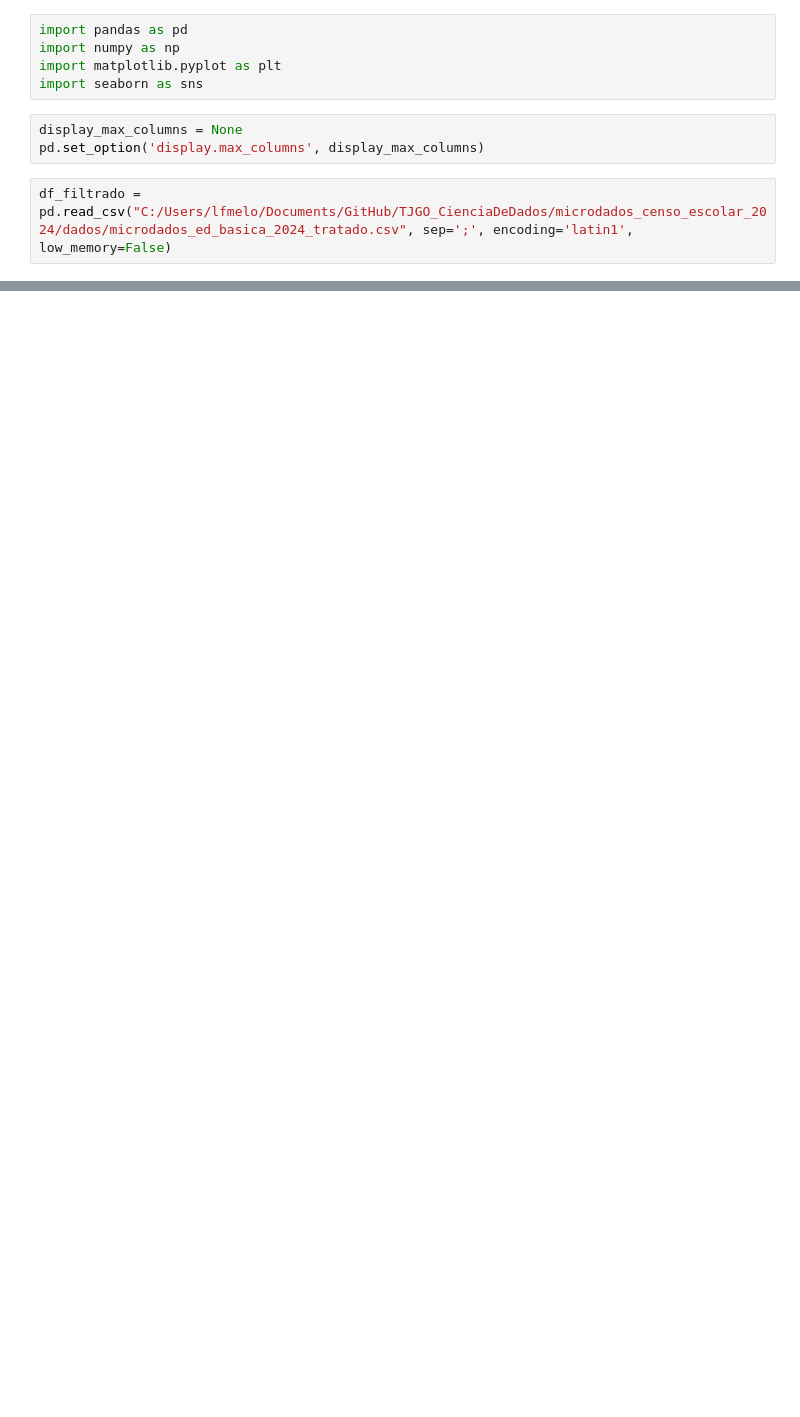
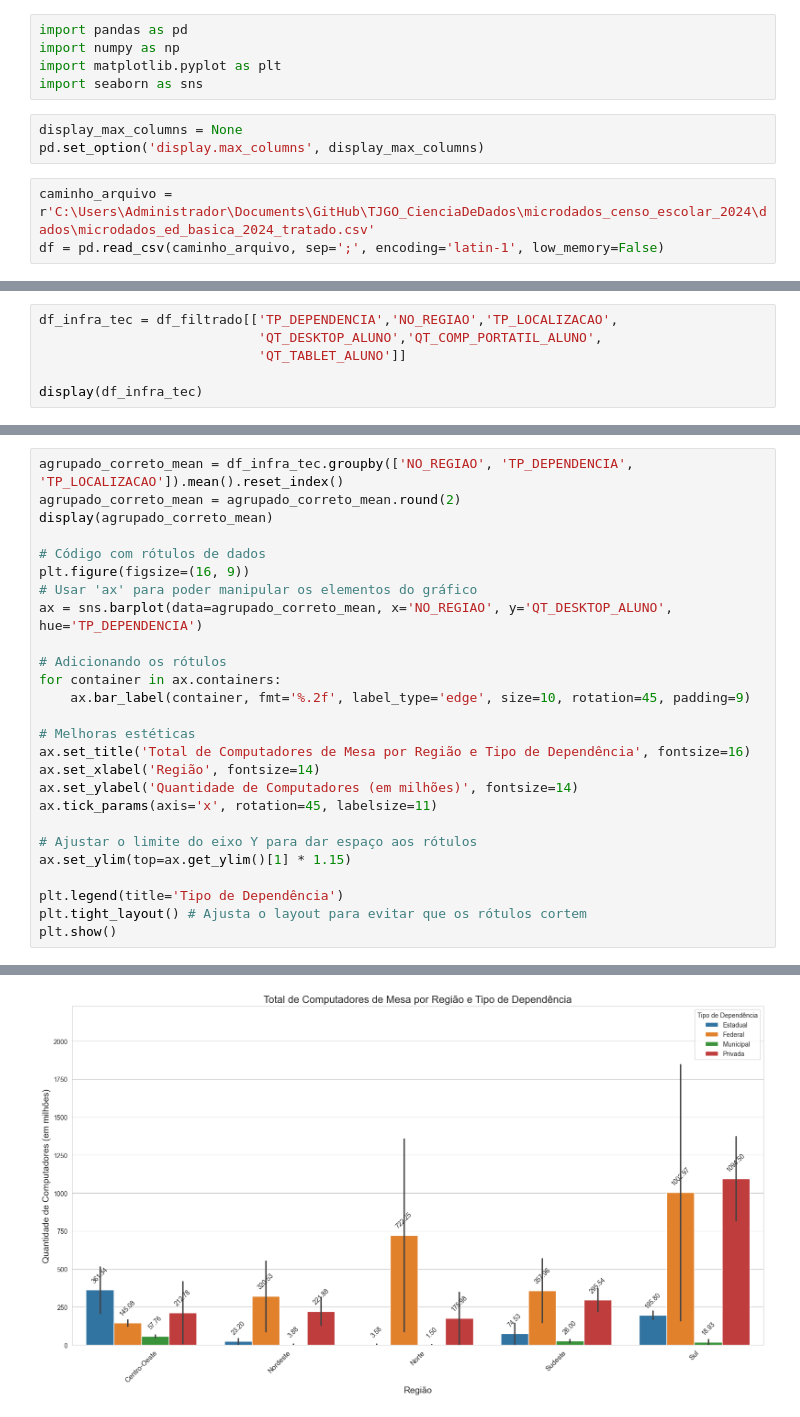
Before and after one commit to laysfreitas/TJGO_CienciaDeDados, a Jupyter notebook: Análise de Dados/Censo Escolar 2024/Dados_Censo_Escolar_2024_Exercício_4.ipynb, the cells around one changed output, grey strips where cells are left out. Drawn from its saved outputs; the diff is of its cells as text; blank space fills up the shorter version.

Commit message:
Análise uso de computadores
Uso de computadores em 2024 pelos estudantes do ensino básico e por região, unidade administrativa e localização

```diff
--- a/Análise de Dados/Censo Escolar 2024/Dados_Censo_Escolar_2024_Exercício_4.ipynb
+++ b/Análise de Dados/Censo Escolar 2024/Dados_Censo_Escolar_2024_Exercício_4.ipynb
@@ -9,5 +10,6 @@ import seaborn as sns
 display_max_columns = None
 pd.set_option('display.max_columns', display_max_columns)
 # %%
-df_filtrado = pd.read_csv("C:/Users/lfmelo/Documents/GitHub/TJGO_CienciaDeDados/microdados_censo_escolar_2024/dados/microdados_ed_basica_2024_tratado.csv", sep=';', encoding='latin1', low_memory=False)
+caminho_arquivo = r'C:\Users\Administrador\Documents\GitHub\TJGO_CienciaDeDados\microdados_censo_escolar_2024\dados\microdados_ed_basica_2024_tratado.csv'
+df = pd.read_csv(caminho_arquivo, sep=';', encoding='latin-1', low_memory=False)
 # %% [markdown]
@@ -325,0 +117,6 @@ Passing `palette` without assigning `hue` is deprecated and will be removed in v
+# %%
+df_infra_tec = df_filtrado[['TP_DEPENDENCIA','NO_REGIAO','TP_LOCALIZACAO',
+                            'QT_DESKTOP_ALUNO','QT_COMP_PORTATIL_ALUNO',
+                            'QT_TABLET_ALUNO']]
+
+display(df_infra_tec)
@@ -325,0 +137,27 @@ Passing `palette` without assigning `hue` is deprecated and will be removed in v
+# %%
+agrupado_correto_mean = df_infra_tec.groupby(['NO_REGIAO', 'TP_DEPENDENCIA', 'TP_LOCALIZACAO']).mean().reset_index()
+agrupado_correto_mean = agrupado_correto_mean.round(2)
+display(agrupado_correto_mean)
+
+# Código com rótulos de dados
+plt.figure(figsize=(16, 9))
+# Usar 'ax' para poder manipular os elementos do gráfico
+ax = sns.barplot(data=agrupado_correto_mean, x='NO_REGIAO', y='QT_DESKTOP_ALUNO', hue='TP_DEPENDENCIA')
+
+# Adicionando os rótulos
+for container in ax.containers:
+    ax.bar_label(container, fmt='%.2f', label_type='edge', size=10, rotation=45, padding=9)
+
+# Melhoras estéticas
+ax.set_title('Total de Computadores de Mesa por Região e Tipo de Dependência', fontsize=16)
+ax.set_xlabel('Região', fontsize=14)
+ax.set_ylabel('Quantidade de Computadores (em milhões)', fontsize=14)
+ax.tick_params(axis='x', rotation=45, labelsize=11)
+
+# Ajustar o limite do eixo Y para dar espaço aos rótulos
+ax.set_ylim(top=ax.get_ylim()[1] * 1.15)
+
+plt.legend(title='Tipo de Dependência')
+plt.tight_layout() # Ajusta o layout para evitar que os rótulos cortem
+plt.show()
+# %% [output]
@@ -325,0 +181 @@ Passing `palette` without assigning `hue` is deprecated and will be removed in v
+[figure, added]
```
Also changed, not shown: parts of 40 cells of this notebook, 4 other files.
